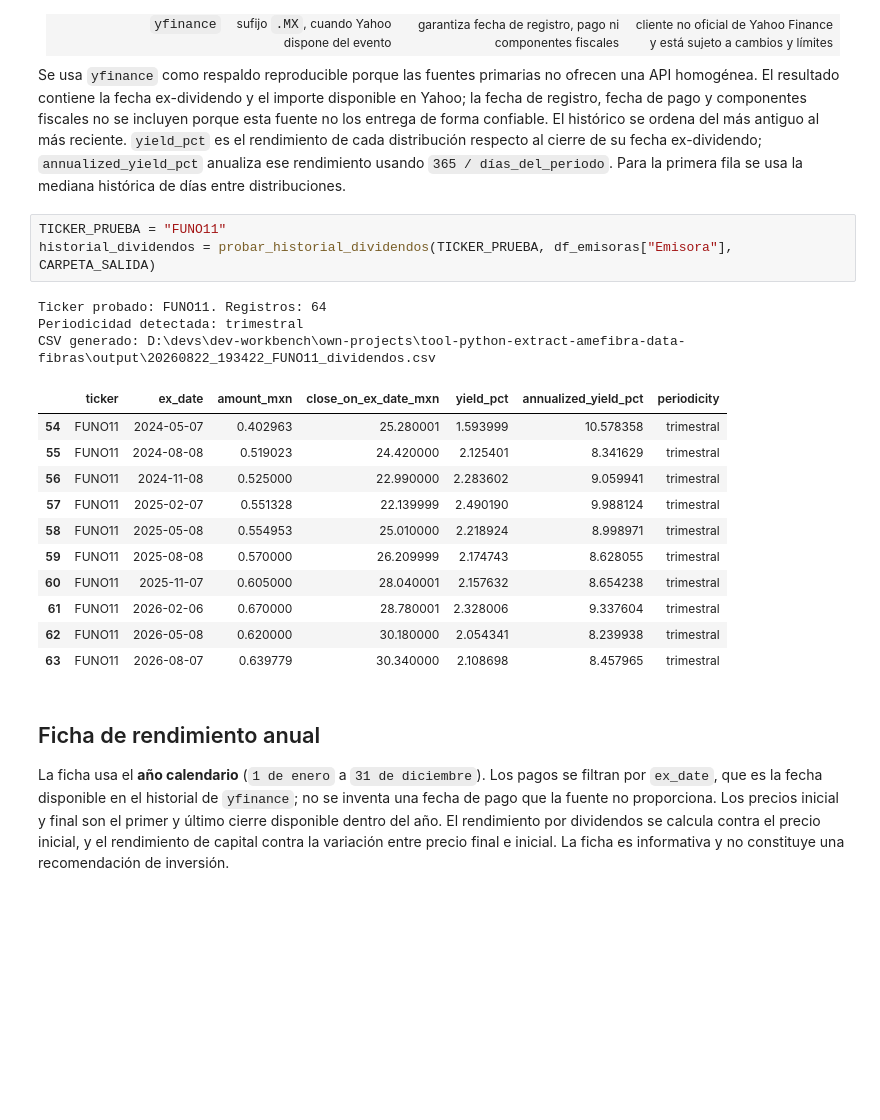
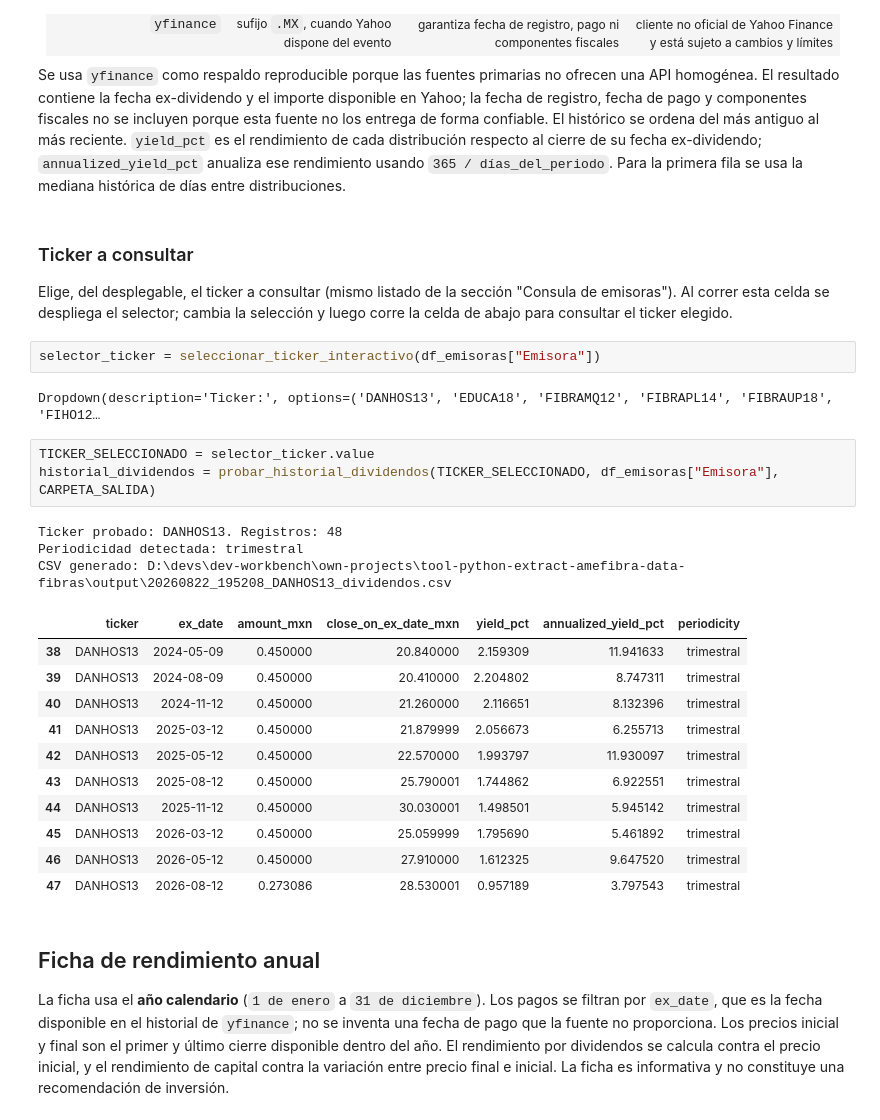
Before and after one commit to liazamudio/tool-python-extract-amefibra-data-fibras, a Jupyter notebook: amefibra-indice-fibras.ipynb, the cells around one changed output. Cells and saved outputs as stored; diff of their text form; blank space fills up the shorter version.

Commit message:
Implementación de seleección de ticker

```diff
--- a/amefibra-indice-fibras.ipynb
+++ b/amefibra-indice-fibras.ipynb
@@ -98,24 +98,32 @@ print(df_emisoras)
 | `yfinance` | Sí para tickers Yahoo con sufijo `.MX`, cuando Yahoo dispone del evento | Fecha ex-dividendo y monto; no garantiza fecha de registro, pago ni componentes fiscales | Gratis y sin API key, pero es un cliente no oficial de Yahoo Finance y está sujeto a cambios y límites |
 
 Se usa `yfinance` como respaldo reproducible porque las fuentes primarias no ofrecen una API homogénea. El resultado contiene la fecha ex-dividendo y el importe disponible en Yahoo; la fecha de registro, fecha de pago y componentes fiscales no se incluyen porque esta fuente no los entrega de forma confiable. El histórico se ordena del más antiguo al más reciente. `yield_pct` es el rendimiento de cada distribución respecto al cierre de su fecha ex-dividendo; `annualized_yield_pct` anualiza ese rendimiento usando `365 / días_del_periodo`. Para la primera fila se usa la mediana histórica de días entre distribuciones.
+# %% [markdown]
+### Ticker a consultar
+
+Elige, del desplegable, el ticker a consultar (mismo listado de la sección "Consula de emisoras"). Al correr esta celda se despliega el selector; cambia la selección y luego corre la celda de abajo para consultar el ticker elegido.
+# %%
+selector_ticker = seleccionar_ticker_interactivo(df_emisoras["Emisora"])
+# %% [output]
+Dropdown(description='Ticker:', options=('DANHOS13', 'EDUCA18', 'FIBRAMQ12', 'FIBRAPL14', 'FIBRAUP18', 'FIHO12…
 # %%
-TICKER_PRUEBA = "FUNO11"
-historial_dividendos = probar_historial_dividendos(TICKER_PRUEBA, df_emisoras["Emisora"], CARPETA_SALIDA)
+TICKER_SELECCIONADO = selector_ticker.value
+historial_dividendos = probar_historial_dividendos(TICKER_SELECCIONADO, df_emisoras["Emisora"], CARPETA_SALIDA)
 # %% [output]
-Ticker probado: FUNO11. Registros: 64
+Ticker probado: DANHOS13. Registros: 48
 Periodicidad detectada: trimestral
-CSV generado: D:\devs\dev-workbench\own-projects\tool-python-extract-amefibra-data-fibras\output\20260822_193422_FUNO11_dividendos.csv
+CSV generado: D:\devs\dev-workbench\own-projects\tool-python-extract-amefibra-data-fibras\output\20260822_195208_DANHOS13_dividendos.csv
 |  | ticker | ex_date | amount_mxn | close_on_ex_date_mxn | yield_pct | annualized_yield_pct | periodicity |
-| 54 | FUNO11 | 2024-05-07 | 0.402963 | 25.280001 | 1.593999 | 10.578358 | trimestral |
-| 55 | FUNO11 | 2024-08-08 | 0.519023 | 24.420000 | 2.125401 | 8.341629 | trimestral |
-| 56 | FUNO11 | 2024-11-08 | 0.525000 | 22.990000 | 2.283602 | 9.059941 | trimestral |
-| 57 | FUNO11 | 2025-02-07 | 0.551328 | 22.139999 | 2.490190 | 9.988124 | trimestral |
-| 58 | FUNO11 | 2025-05-08 | 0.554953 | 25.010000 | 2.218924 | 8.998971 | trimestral |
-| 59 | FUNO11 | 2025-08-08 | 0.570000 | 26.209999 | 2.174743 | 8.628055 | trimestral |
-| 60 | FUNO11 | 2025-11-07 | 0.605000 | 28.040001 | 2.157632 | 8.654238 | trimestral |
-| 61 | FUNO11 | 2026-02-06 | 0.670000 | 28.780001 | 2.328006 | 9.337604 | trimestral |
-| 62 | FUNO11 | 2026-05-08 | 0.620000 | 30.180000 | 2.054341 | 8.239938 | trimestral |
-| 63 | FUNO11 | 2026-08-07 | 0.639779 | 30.340000 | 2.108698 | 8.457965 | trimestral |
+| 38 | DANHOS13 | 2024-05-09 | 0.450000 | 20.840000 | 2.159309 | 11.941633 | trimestral |
+| 39 | DANHOS13 | 2024-08-09 | 0.450000 | 20.410000 | 2.204802 | 8.747311 | trimestral |
+| 40 | DANHOS13 | 2024-11-12 | 0.450000 | 21.260000 | 2.116651 | 8.132396 | trimestral |
+| 41 | DANHOS13 | 2025-03-12 | 0.450000 | 21.879999 | 2.056673 | 6.255713 | trimestral |
+| 42 | DANHOS13 | 2025-05-12 | 0.450000 | 22.570000 | 1.993797 | 11.930097 | trimestral |
+| 43 | DANHOS13 | 2025-08-12 | 0.450000 | 25.790001 | 1.744862 | 6.922551 | trimestral |
+| 44 | DANHOS13 | 2025-11-12 | 0.450000 | 30.030001 | 1.498501 | 5.945142 | trimestral |
+| 45 | DANHOS13 | 2026-03-12 | 0.450000 | 25.059999 | 1.795690 | 5.461892 | trimestral |
+| 46 | DANHOS13 | 2026-05-12 | 0.450000 | 27.910000 | 1.612325 | 9.647520 | trimestral |
+| 47 | DANHOS13 | 2026-08-12 | 0.273086 | 28.530001 | 0.957189 | 3.797543 | trimestral |
 # %% [markdown]
 ## Ficha de rendimiento anual
 
```
Also changed, not shown: parts of 4 cells of this notebook, 1 other file.
